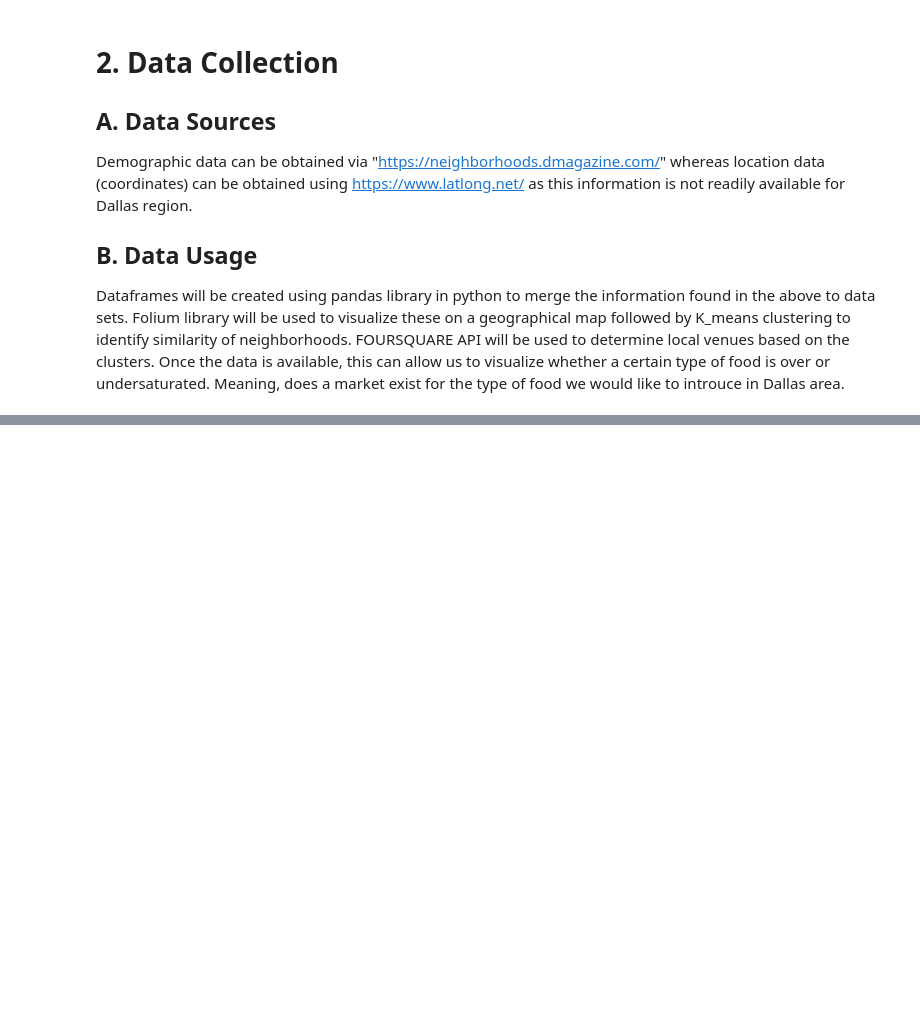
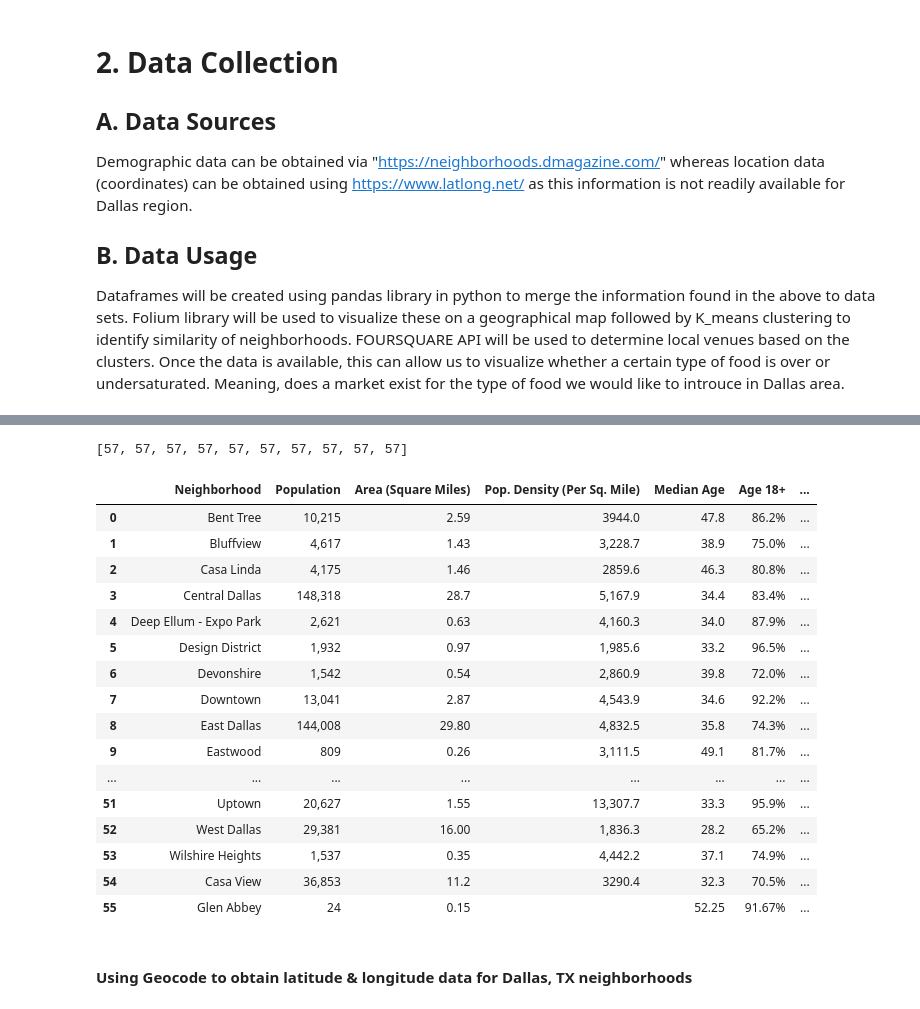
Before and after one commit to khanm276/Coursera_Capstone, a Jupyter notebook: Dallas_Restaurant.ipynb, the cells around one changed output, grey strips where cells are left out. Cells and saved outputs as stored; diff of their text form; code cells hidden in the pictures; blank space fills up the shorter version.

```diff
--- a/Dallas_Restaurant.ipynb
+++ b/Dallas_Restaurant.ipynb
@@ -54,0 +169,13 @@ Dataframes will be created using pandas library in python to merge the informati
+# %%
+tr_elements = doc.xpath('//tr')
+
+#Create empty list
+col=[]
+i=0
+
+#For each row, store each first element (header) and an empty list
+for t in tr_elements[0]:
+    i+=1
+    name=t.text_content()
+    print ('%d:"%s"'%(i,name))
+    col.append((name,[]))
@@ -54,0 +193,56 @@ Dataframes will be created using pandas library in python to merge the informati
+# %%
+for j in range(1,len(tr_elements)):
+    #T is our j'th row
+    T=tr_elements[j]
+
+    #If row is not of size 10, the //tr data is not from our table
+    if len(T)!=10:
+        break
+
+    #i is the index of our column
+    i=0
+
+    #Iterate through each element of the row
+    for t in T.iterchildren():
+        data=t.text_content()
+        #Check if row is empty
+        if i>0:
+        #Convert any numerical value to integers
+            try:
+                data=int(data)
+            except:
+                pass
+        #Append the data to the empty list of the i'th column
+        col[i][1].append(data)
+        #Increment i for the next column
+        i+=1
+# %%
+[len(C) for (title,C) in col]
+# %% [output]
+[57, 57, 57, 57, 57, 57, 57, 57, 57, 57]
+# %%
+data={title:column for (title,column) in col}
+
+df=pd.DataFrame(data)
+df.drop(df.tail(1).index,inplace=True)
+df
+# %% [output]
+|  | Neighborhood | Population | Area (Square Miles) | Pop. Density (Per Sq. Mile) | Median Age | Age 18+ | ... |
+| 0 | Bent Tree | 10,215 | 2.59 | 3944.0 | 47.8 | 86.2% | ... |
+| 1 | Bluffview | 4,617 | 1.43 | 3,228.7 | 38.9 | 75.0% | ... |
+| 2 | Casa Linda | 4,175 | 1.46 | 2859.6 | 46.3 | 80.8% | ... |
+| 3 | Central Dallas | 148,318 | 28.7 | 5,167.9 | 34.4 | 83.4% | ... |
+| 4 | Deep Ellum - Expo Park | 2,621 | 0.63 | 4,160.3 | 34.0 | 87.9% | ... |
+| 5 | Design District | 1,932 | 0.97 | 1,985.6 | 33.2 | 96.5% | ... |
+| 6 | Devonshire | 1,542 | 0.54 | 2,860.9 | 39.8 | 72.0% | ... |
+| 7 | Downtown | 13,041 | 2.87 | 4,543.9 | 34.6 | 92.2% | ... |
+| 8 | East Dallas | 144,008 | 29.80 | 4,832.5 | 35.8 | 74.3% | ... |
+| 9 | Eastwood | 809 | 0.26 | 3,111.5 | 49.1 | 81.7% | ... |
+| ... | ... | ... | ... | ... | ... | ... | ... |
+| 51 | Uptown | 20,627 | 1.55 | 13,307.7 | 33.3 | 95.9% | ... |
+| 52 | West Dallas | 29,381 | 16.00 | 1,836.3 | 28.2 | 65.2% | ... |
+| 53 | Wilshire Heights | 1,537 | 0.35 | 4,442.2 | 37.1 | 74.9% | ... |
+| 54 | Casa View | 36,853 | 11.2 | 3290.4 | 32.3 | 70.5% | ... |
+| 55 | Glen Abbey | 24 | 0.15 |  | 52.25 | 91.67% | ... |
+# %% [markdown]
+#### Using Geocode to obtain latitude & longitude data for Dallas, TX neighborhoods
```
Also changed, not shown: parts of 28 cells of this notebook.
